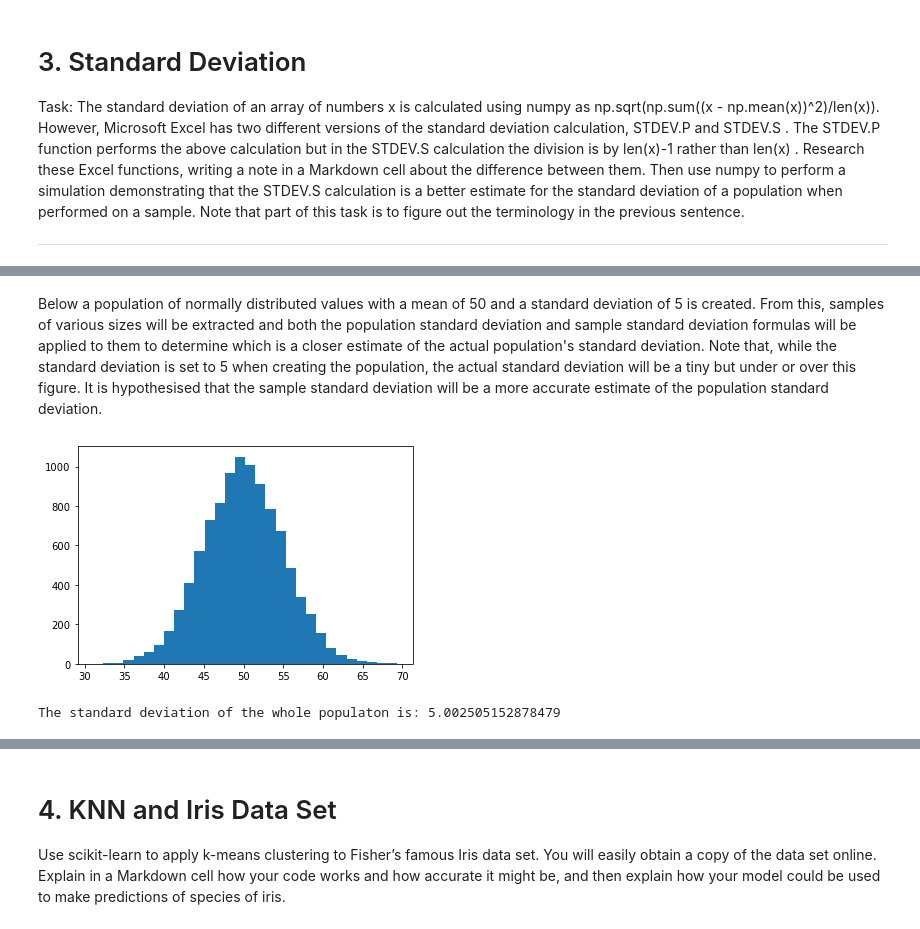
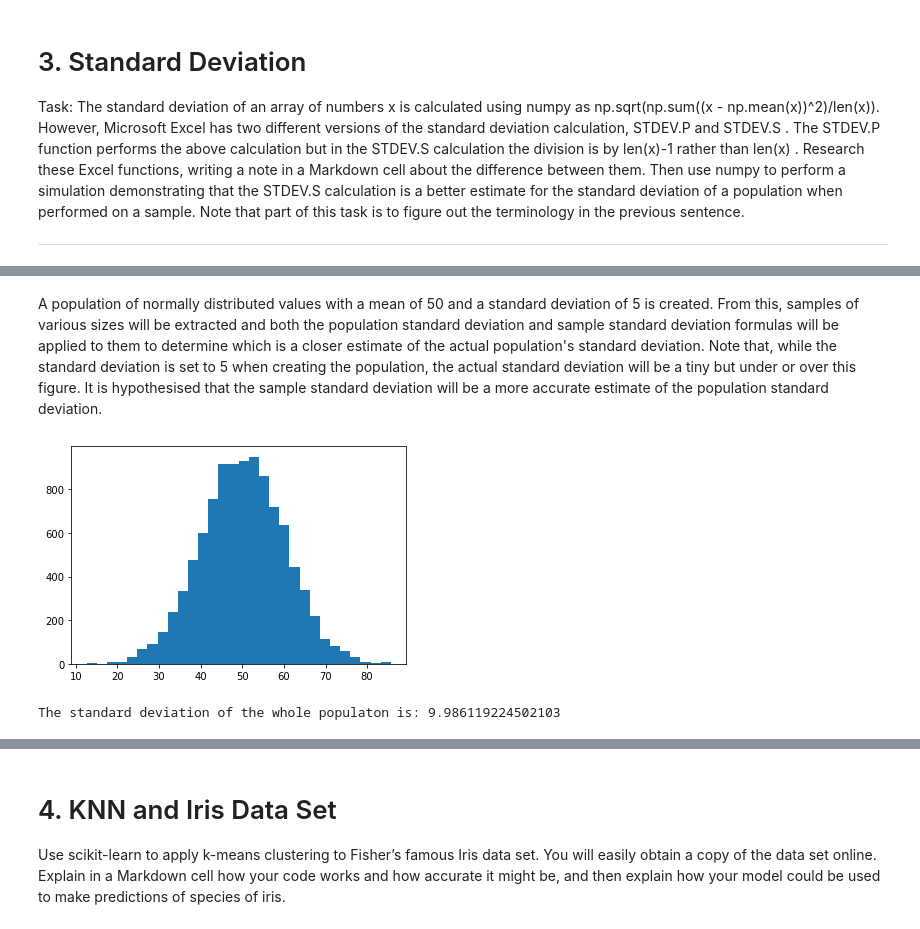
Before and after one commit to jennifer-ryan/machine-learning-tasks, a Jupyter notebook: Tasks.ipynb, the cells around one changed output, grey strips where cells are left out. Saved outputs shown, nothing was run; the diff lists cells and outputs as text; code cells hidden in the pictures.

Commit message:
SDEV descriptions and attempting code demonstration

```diff
--- a/Tasks.ipynb
+++ b/Tasks.ipynb
@@ -376,21 +396,21 @@ https://www.statisticshowto.com/bessels-correction/
 # %% [markdown]
-Below a population of normally distributed values with a mean of 50 and a standard deviation of 5 is created. From this, samples of various sizes will be extracted and both the population standard deviation and sample standard deviation formulas will be applied to them to determine which is a closer estimate of the actual population's standard deviation. Note that, while the standard deviation is set to 5 when creating the population, the actual standard deviation will be a tiny but under or over this figure. It is hypothesised that the sample standard deviation will be a more accurate estimate of the population standard deviation.
+A population of normally distributed values with a mean of 50 and a standard deviation of 5 is created. From this, samples of various sizes will be extracted and both the population standard deviation and sample standard deviation formulas will be applied to them to determine which is a closer estimate of the actual population's standard deviation. Note that, while the standard deviation is set to 5 when creating the population, the actual standard deviation will be a tiny but under or over this figure. It is hypothesised that the sample standard deviation will be a more accurate estimate of the population standard deviation.
 # %%
 # Set mean and standard deviation
 mean = 50
-sdev = 5
+sdev = 10
 
 # Population
 pop = np.random.normal(mean, sdev, size=10000)
 
 # Plot population
 plt.hist(pop, 30)
 plt.show()
 # %% [output]
-[figure, old version]
+[figure, new version]
 # %%
 whole_pop_sdev = np.sqrt(np.sum((pop - np.mean(pop))**2)/len(pop))
 print(f"The standard deviation of the whole populaton is: {whole_pop_sdev}")
 # %% [output]
-The standard deviation of the whole populaton is: 5.002505152878479
+The standard deviation of the whole populaton is: 9.986119224502103
 # %%
```
Also changed, not shown: parts of 15 cells of this notebook.
